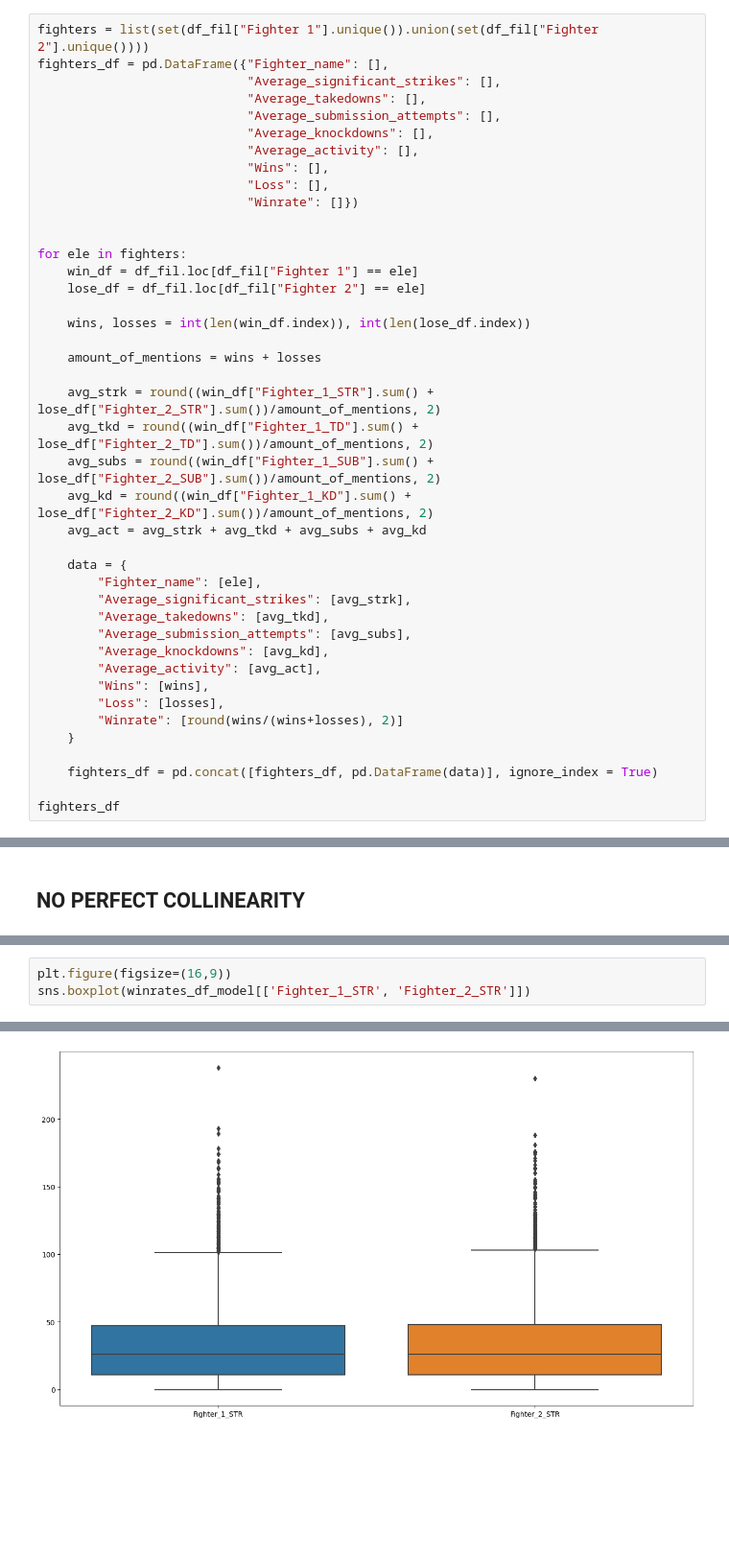
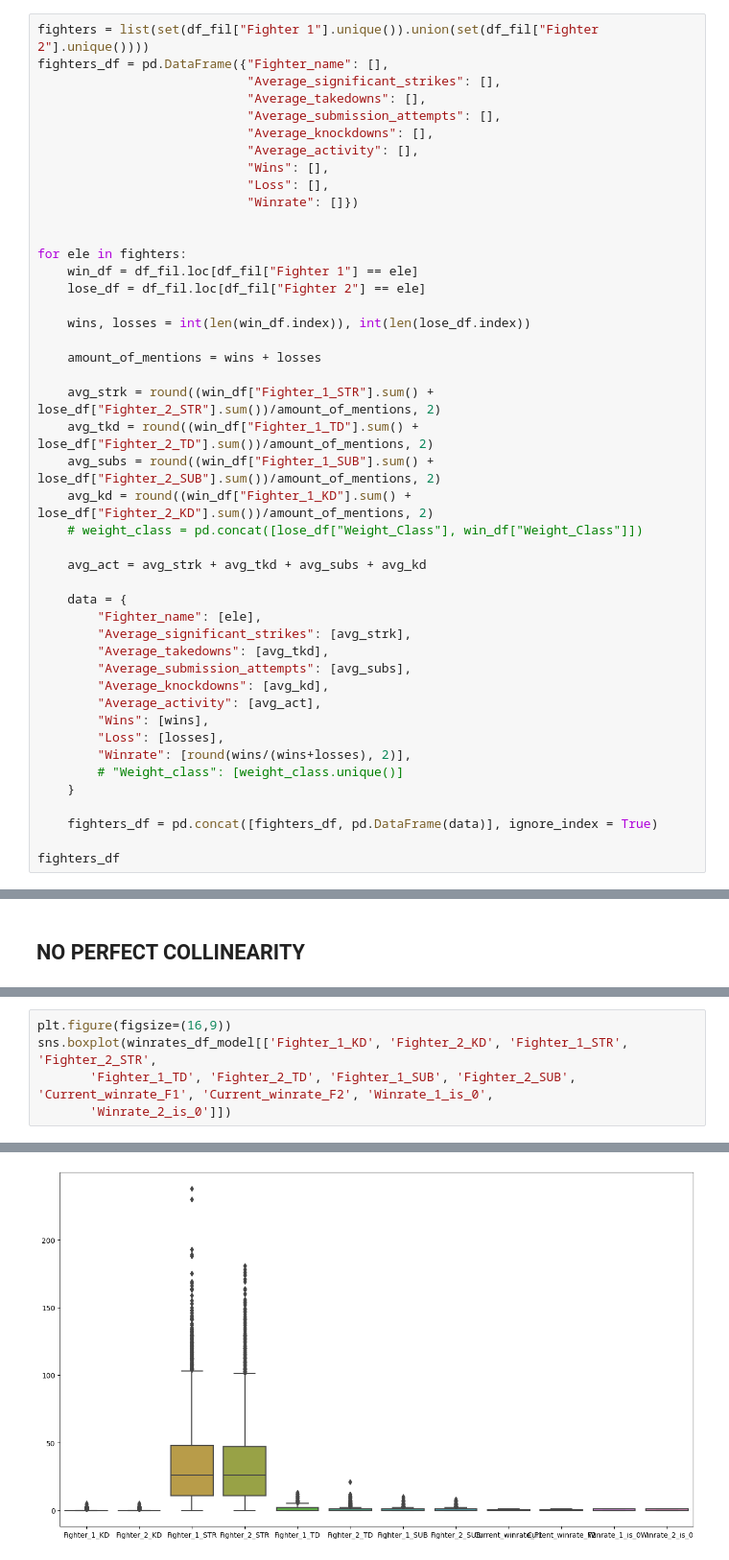
Before and after one commit to Vitaliypn/UFC_Econometrics_Research, a Jupyter notebook: project.ipynb, the cells around one changed output, grey strips where cells are left out. Shown at 96% size. Cells and saved outputs as stored; diff of their text form; blank space fills up the shorter version.

```diff
--- a/project.ipynb
+++ b/project.ipynb
@@ -254,6 +248,8 @@ for ele in fighters:
     avg_tkd = round((win_df["Fighter_1_TD"].sum() + lose_df["Fighter_2_TD"].sum())/amount_of_mentions, 2)
     avg_subs = round((win_df["Fighter_1_SUB"].sum() + lose_df["Fighter_2_SUB"].sum())/amount_of_mentions, 2)
     avg_kd = round((win_df["Fighter_1_KD"].sum() + lose_df["Fighter_2_KD"].sum())/amount_of_mentions, 2)
+    # weight_class = pd.concat([lose_df["Weight_Class"], win_df["Weight_Class"]])
+
     avg_act = avg_strk + avg_tkd + avg_subs + avg_kd
 
     data = {
@@ -265,7 +261,8 @@ for ele in fighters:
         "Average_activity": [avg_act],
         "Wins": [wins],
         "Loss": [losses],
-        "Winrate": [round(wins/(wins+losses), 2)]
+        "Winrate": [round(wins/(wins+losses), 2)],
+        # "Weight_class": [weight_class.unique()]
     }
 
     fighters_df = pd.concat([fighters_df, pd.DataFrame(data)], ignore_index = True)
@@ -951,6 +965,8 @@ p=sns.heatmap(winrates_df_model.corr(), annot=True,cmap='RdYlGn',square=True)
 # %%
 plt.figure(figsize=(16,9))
-sns.boxplot(winrates_df_model[['Fighter_1_STR', 'Fighter_2_STR']])
+sns.boxplot(winrates_df_model[['Fighter_1_KD', 'Fighter_2_KD', 'Fighter_1_STR', 'Fighter_2_STR',
+       'Fighter_1_TD', 'Fighter_2_TD', 'Fighter_1_SUB', 'Fighter_2_SUB', 'Current_winrate_F1', 'Current_winrate_F2', 'Winrate_1_is_0',
+       'Winrate_2_is_0']])
 # %% [output]
 <Axes: >
-[figure, old version]
+[figure, new version]
```
Also changed, not shown: parts of 69 cells of this notebook, 18 other files.
